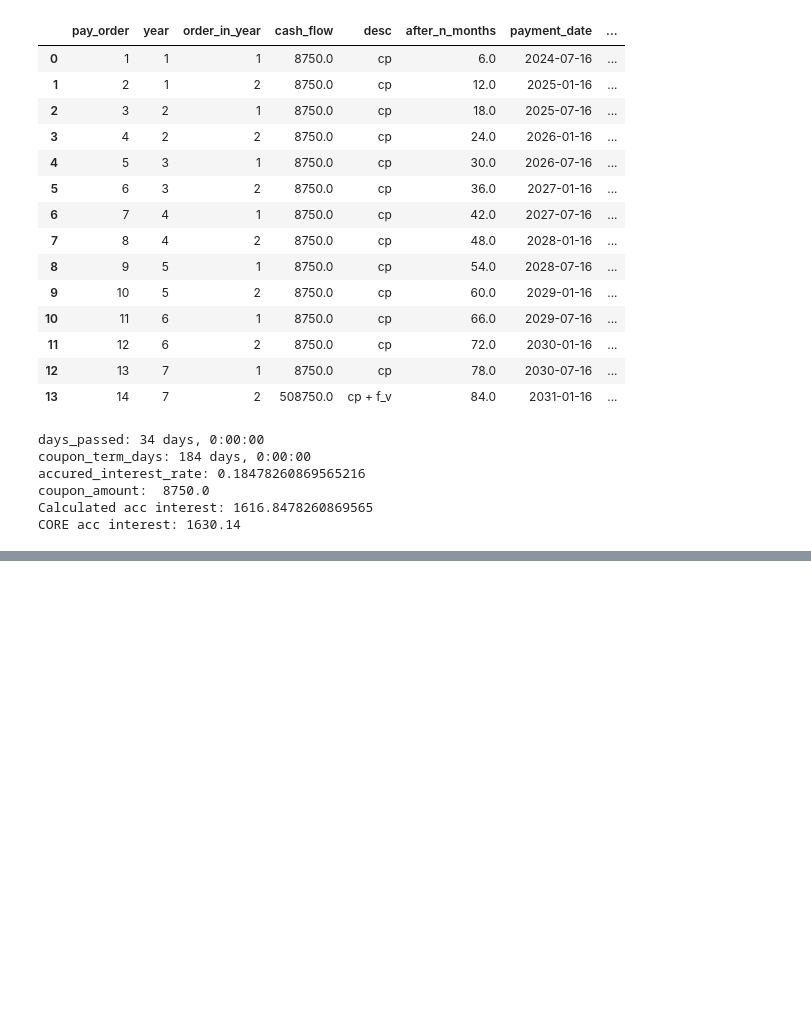
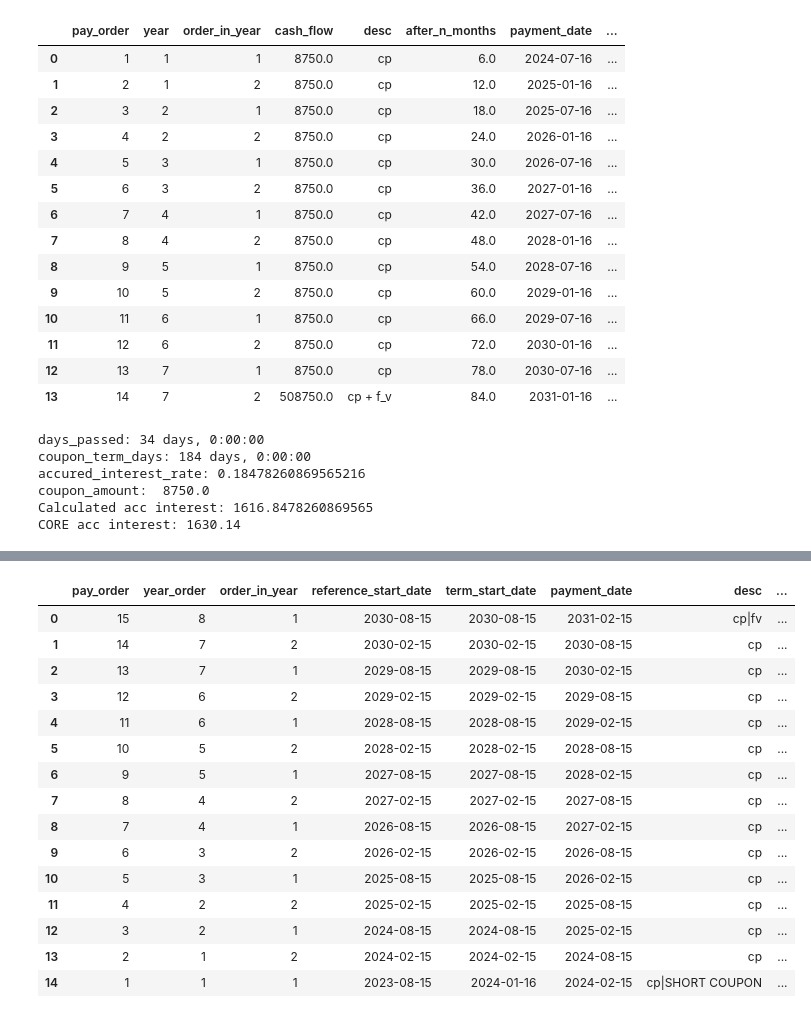
Before and after one commit to horasan/ml, a Jupyter notebook: R_LER_TREASURY_FIXED_INCOME_1.ipynb, the cells around one changed output, grey strips where cells are left out. Saved outputs shown, nothing was run; the diff lists cells and outputs as text; code cells hidden in the pictures; blank space fills up the shorter version.

Commit message:
get_bond_lifecycle_for_observation_date_2

```diff
--- a/R_LER_TREASURY_FIXED_INCOME_1.ipynb
+++ b/R_LER_TREASURY_FIXED_INCOME_1.ipynb
@@ -1533,0 +1419,23 @@ bond_life
+# %%
+issue_date = datetime.datetime(2024, 1, 16)
+maturity_date = datetime.datetime(2031, 2, 15)
+frequency_per_year = 2
+observation_date = issue_date + pd.DateOffset(days=17) # 2024-02-15
+face_value = 500000.0
+coupon_rate = 3.5/100
+day_count_convention = "ACT/ACT"
+yield_in = 0.0
+
+bondd = get_bond_lifecycle_for_observation_date_2(
+    issue_date = issue_date,
+    maturity_date = maturity_date,
+    frequency_per_year = frequency_per_year,
+    observation_date = observation_date,
+    face_value = face_value,
+    coupon_rate = coupon_rate,
+    day_count_convention = day_count_convention,
+    yield_in = yield_in
+)
+
+bondd
+# %% [output]
@@ -1533,0 +1443,16 @@ bond_life
+|  | pay_order | year_order | order_in_year | reference_start_date | term_start_date | payment_date | desc | ... |
+| 0 | 15 | 8 | 1 | 2030-08-15 | 2030-08-15 | 2031-02-15 | cp|fv | ... |
+| 1 | 14 | 7 | 2 | 2030-02-15 | 2030-02-15 | 2030-08-15 | cp | ... |
+| 2 | 13 | 7 | 1 | 2029-08-15 | 2029-08-15 | 2030-02-15 | cp | ... |
+| 3 | 12 | 6 | 2 | 2029-02-15 | 2029-02-15 | 2029-08-15 | cp | ... |
+| 4 | 11 | 6 | 1 | 2028-08-15 | 2028-08-15 | 2029-02-15 | cp | ... |
+| 5 | 10 | 5 | 2 | 2028-02-15 | 2028-02-15 | 2028-08-15 | cp | ... |
+| 6 | 9 | 5 | 1 | 2027-08-15 | 2027-08-15 | 2028-02-15 | cp | ... |
+| 7 | 8 | 4 | 2 | 2027-02-15 | 2027-02-15 | 2027-08-15 | cp | ... |
+| 8 | 7 | 4 | 1 | 2026-08-15 | 2026-08-15 | 2027-02-15 | cp | ... |
+| 9 | 6 | 3 | 2 | 2026-02-15 | 2026-02-15 | 2026-08-15 | cp | ... |
+| 10 | 5 | 3 | 1 | 2025-08-15 | 2025-08-15 | 2026-02-15 | cp | ... |
+| 11 | 4 | 2 | 2 | 2025-02-15 | 2025-02-15 | 2025-08-15 | cp | ... |
+| 12 | 3 | 2 | 1 | 2024-08-15 | 2024-08-15 | 2025-02-15 | cp | ... |
+| 13 | 2 | 1 | 2 | 2024-02-15 | 2024-02-15 | 2024-08-15 | cp | ... |
+| 14 | 1 | 1 | 1 | 2023-08-15 | 2024-01-16 | 2024-02-15 | cp|SHORT COUPON | ... |
```
Also changed, not shown: parts of 7 cells of this notebook.
